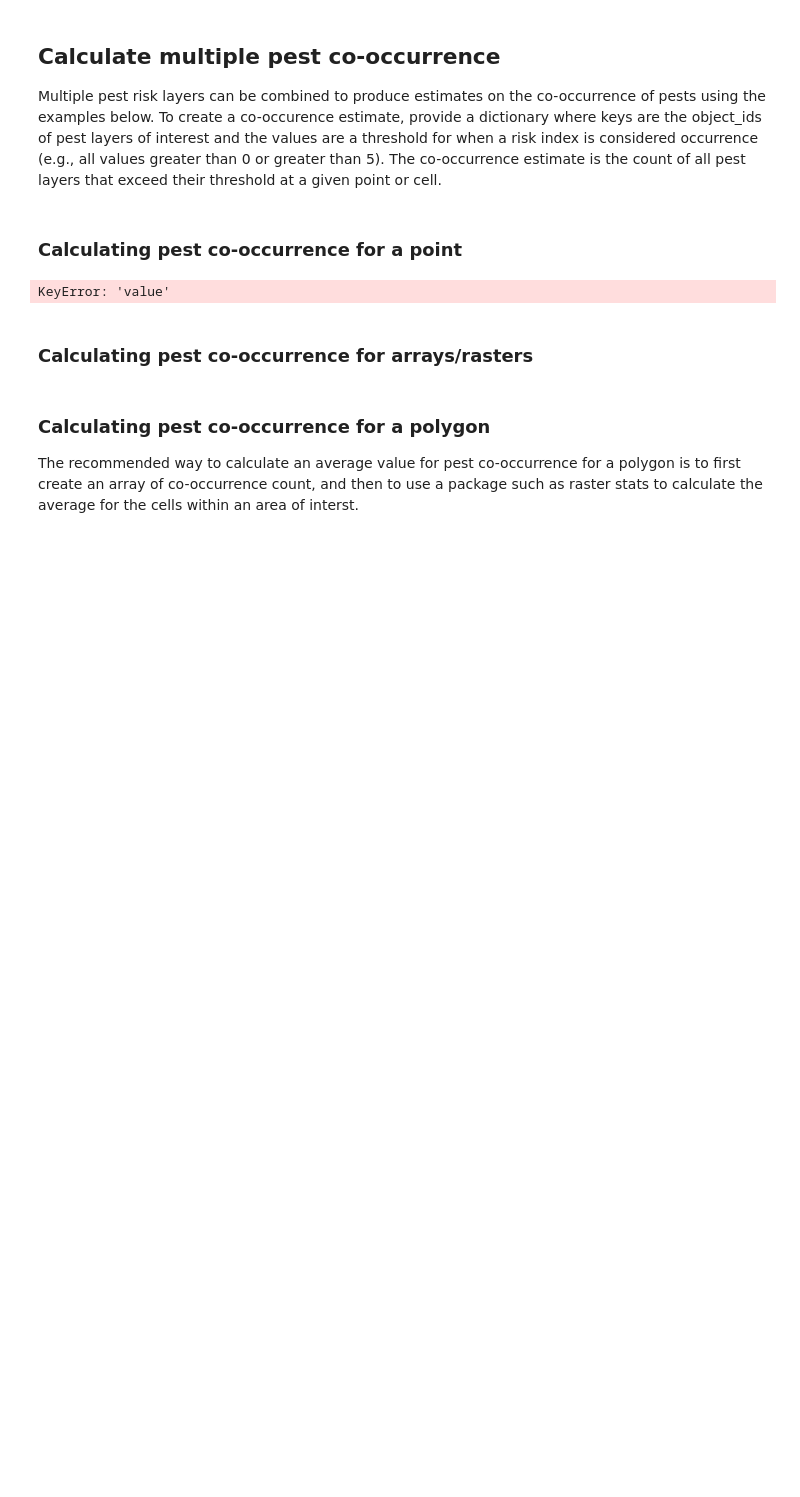
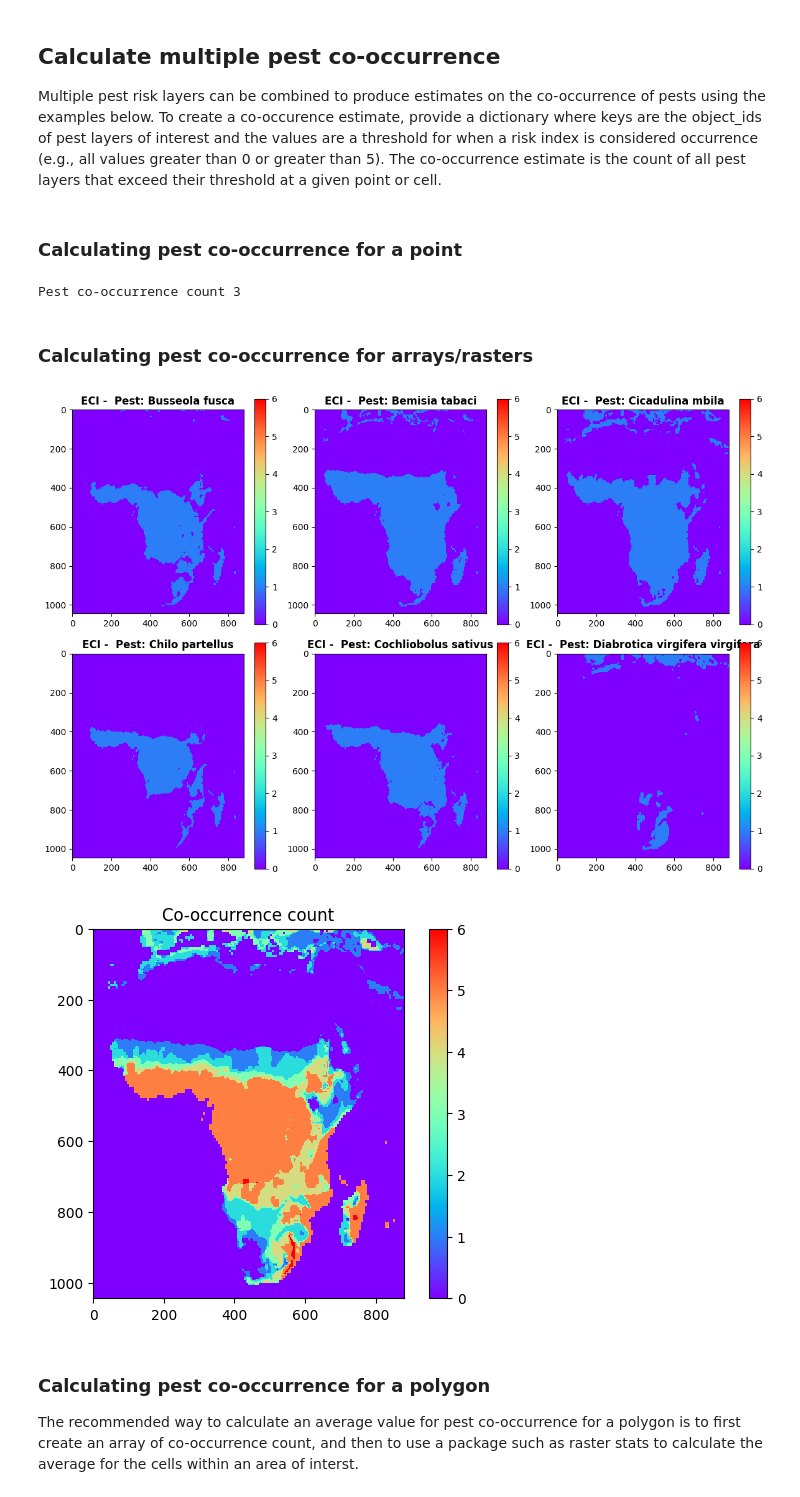
Before and after one commit to GEMS-UMN/Exchange-Notebooks, a Jupyter notebook: biotic-risk/biotic_risk_tutorial.ipynb, the cells around one changed output. Cells and saved outputs as stored; diff of their text form; code cells hidden in the pictures; blank space fills up the shorter version.

```diff
--- a/biotic-risk/biotic_risk_tutorial.ipynb
+++ b/biotic-risk/biotic_risk_tutorial.ipynb
@@ -232,12 +232,12 @@ Multiple pest risk layers can be combined to produce estimates on the co-occurre
 # Key values are threshold for what level of risk index is considered occurrence,
 # and is defined by the user. Common values are 0 or 5.
 pest_threshold = {
-    1: 5,
-    3: 5,
-    4: 0,
-    15: 20,
-    20: 5,
-    21: 0
+    187318: 5,
+    187319: 5,
+    187320: 0,
+    187321: 20,
+    187322: 5,
+    187323: 0
 }
 
 # Point of interest
@@ -255,7 +255,7 @@ for object_id in pest_threshold.keys():
         co_occurrence += 1  # If the value for a pest risk index is greater than the threshold defined for it, add one.
 print('Pest co-occurrence count', co_occurrence)
 # %% [output]
-KeyError: 'value'
+Pest co-occurrence count 3
 # %% [markdown]
 ### Calculating pest co-occurrence for arrays/rasters
 # %%
@@ -266,12 +266,12 @@ params = {"bbox": "-22,-38,60,42"}
 # Key values are threshold for what level of risk index is considered occurrence,
 # and is defined by the user. Common values are 0 or 5.
 pest_threshold = {
-    1: 5,
-    3: 5,
-    4: 0,
-    15: 20,
-    20: 5,
-    21: 0
+    187318: 5,
+    187319: 5,
+    187320: 0,
+    187321: 20,
+    187322: 5,
+    187323: 0
 }
 
 # Initialize an array to store occurrence counts
@@ -284,39 +284,42 @@ fig = plt.figure(figsize=(12, 8))
 
 for index, object_id in zip(range(rows*cols), pest_threshold.keys()):
     res = s.get(pest_url + f"/senay-eci/object/{object_id}")
-    layer_id = res.json()["layer"]
+    layer_id = res.json()["layer_id"]
     res = s.get(pest_url + f"/senay-eci/layer/{layer_id}")
     meta = res.json()["description"].split(".")[1]
     res = s.get(pest_url + f"/senay-eci/object/{object_id}/raster", params=params)
     raster = res.content
     with rasterio.MemoryFile(raster) as memfile:
         with memfile.open() as dataset:
             data = dataset.read(1)
             data = data.astype("float32")
             data[data == dataset.nodata] = np.nan
 
             # Create a new array where the values that are greater than the threshold are set to 1 and all others 0.
             binary_array = np.where(data > pest_threshold[object_id], 1, 0)
             # Add the binary array to the occurrence count array
             occurrence_count_array = occurrence_count_array + binary_array
 
             axes.append(fig.add_subplot(rows, cols, index+1))
             subplot_title = f"ECI - {meta}"
             axes[-1].set_title(subplot_title, weight="bold")
             plt.imshow(binary_array, interpolation="none", cmap="rainbow")
             plt.clim(0, 6)
             plt.colorbar()
             plt.tight_layout()
 
 # Display the binary occurrence maps
 plt.show()
 
 # Display the co-occurrence count map
 plt.imshow(occurrence_count_array, interpolation="none", cmap="rainbow")
 plt.clim(0, 6)
 plt.colorbar()
 plt.title('Co-occurrence count')
 plt.show()
+# %% [output]
+[figure, added]
+[figure, added]
 # %% [markdown]
 ### Calculating pest co-occurrence for a polygon
 The recommended way to calculate an average value for pest co-occurrence for a polygon is to first create an array of co-occurrence count, and then to use a package such as raster stats to calculate the average for the cells within an area of interst.
```
Also changed, not shown: parts of 1 cell of this notebook.
